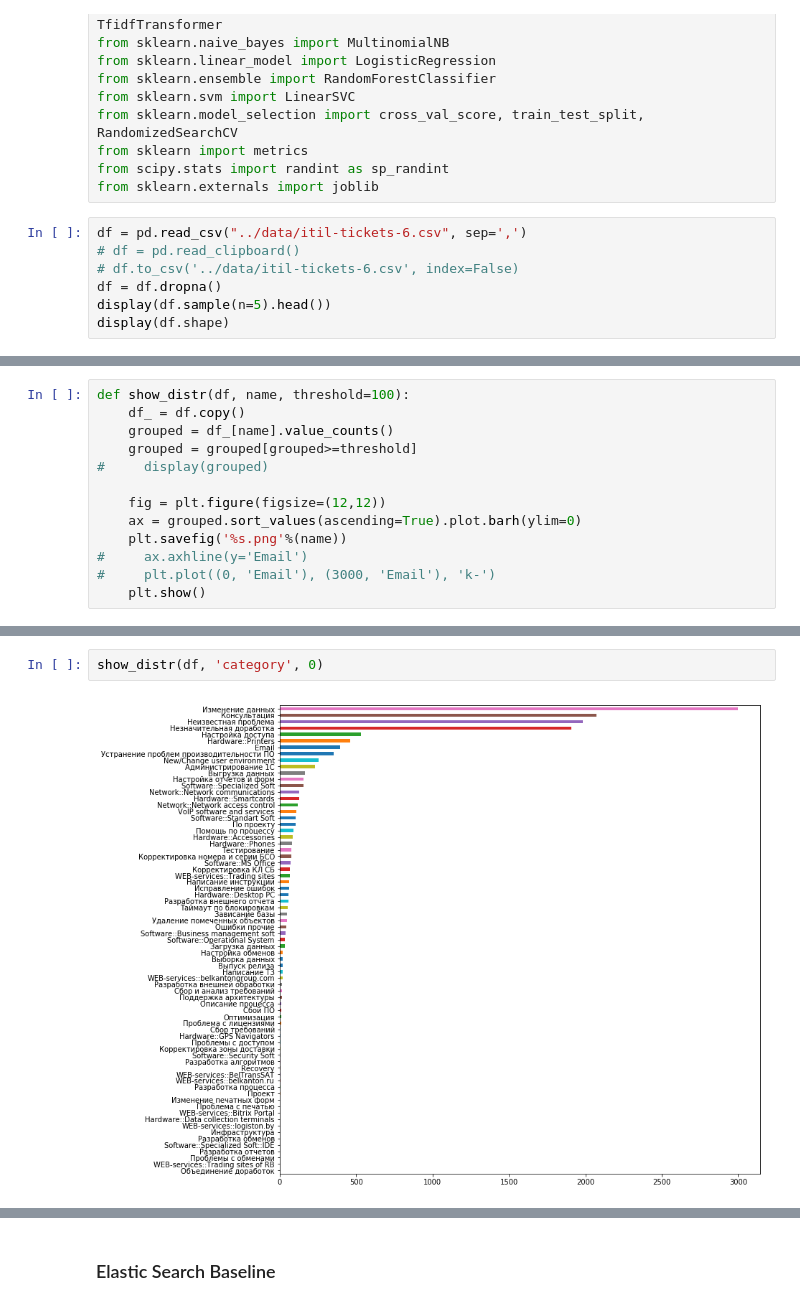
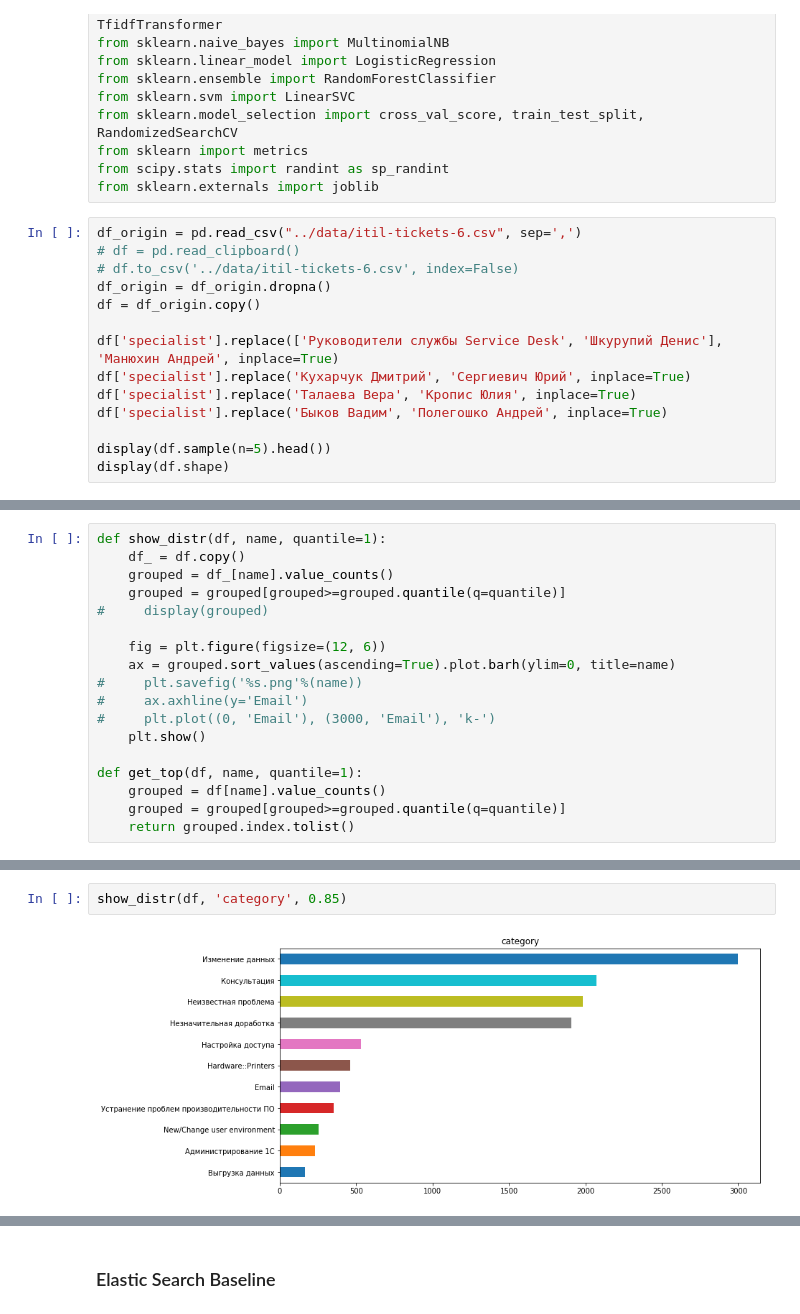
Before and after one commit to Okbps/itil-flask, a Jupyter notebook: notebooks/itil-classifier-2.ipynb, the cells around one changed output, grey strips where cells are left out. Saved outputs shown, nothing was run; the diff lists cells and outputs as text.

```diff
--- a/notebooks/itil-classifier-2.ipynb
+++ b/notebooks/itil-classifier-2.ipynb
@@ -29,10 +29,17 @@ from sklearn import metrics
 from scipy.stats import randint as sp_randint
 from sklearn.externals import joblib
 # %%
-df = pd.read_csv("../data/itil-tickets-6.csv", sep=',')
+df_origin = pd.read_csv("../data/itil-tickets-6.csv", sep=',')
 # df = pd.read_clipboard()
 # df.to_csv('../data/itil-tickets-6.csv', index=False)
-df = df.dropna()
+df_origin = df_origin.dropna()
+df = df_origin.copy()
+
+df['specialist'].replace(['Руководители службы Service Desk', 'Шкурупий Денис'], 'Манюхин Андрей', inplace=True)
+df['specialist'].replace('Кухарчук Дмитрий', 'Сергиевич Юрий', inplace=True)
+df['specialist'].replace('Талаева Вера', 'Кропис Юлия', inplace=True)
+df['specialist'].replace('Быков Вадим', 'Полегошко Андрей', inplace=True)
+
 display(df.sample(n=5).head())
 display(df.shape)
 # %% [output]
@@ -45,14 +52,19 @@ display(df.shape)
 (13781, 8)
 # %%
-def show_distr(df, name, threshold=100):
+def show_distr(df, name, quantile=1):
     df_ = df.copy()
     grouped = df_[name].value_counts()
-    grouped = grouped[grouped>=threshold]
+    grouped = grouped[grouped>=grouped.quantile(q=quantile)]
 #     display(grouped)
 
-    fig = plt.figure(figsize=(12,12))
-    ax = grouped.sort_values(ascending=True).plot.barh(ylim=0)
-    plt.savefig('%s.png'%(name))
+    fig = plt.figure(figsize=(12, 6))
+    ax = grouped.sort_values(ascending=True).plot.barh(ylim=0, title=name)
+#     plt.savefig('%s.png'%(name))
 #     ax.axhline(y='Email')
 #     plt.plot((0, 'Email'), (3000, 'Email'), 'k-')
     plt.show()
+
+def get_top(df, name, quantile=1):
+    grouped = df[name].value_counts()
+    grouped = grouped[grouped>=grouped.quantile(q=quantile)]
+    return grouped.index.tolist()
@@ -59,5 +75,5 @@ def show_distr(df, name, threshold=100):
 # %%
-show_distr(df, 'category', 0)
+show_distr(df, 'category', 0.85)
 # %% [output]
-[figure, old version]
+[figure, new version]
 # %%
```
Also changed, not shown: parts of 24 cells of this notebook.
